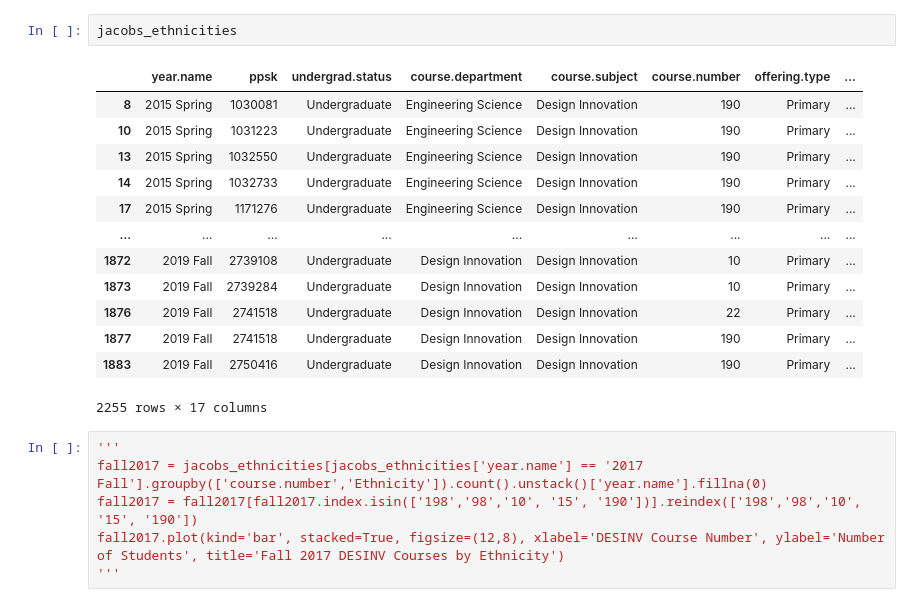
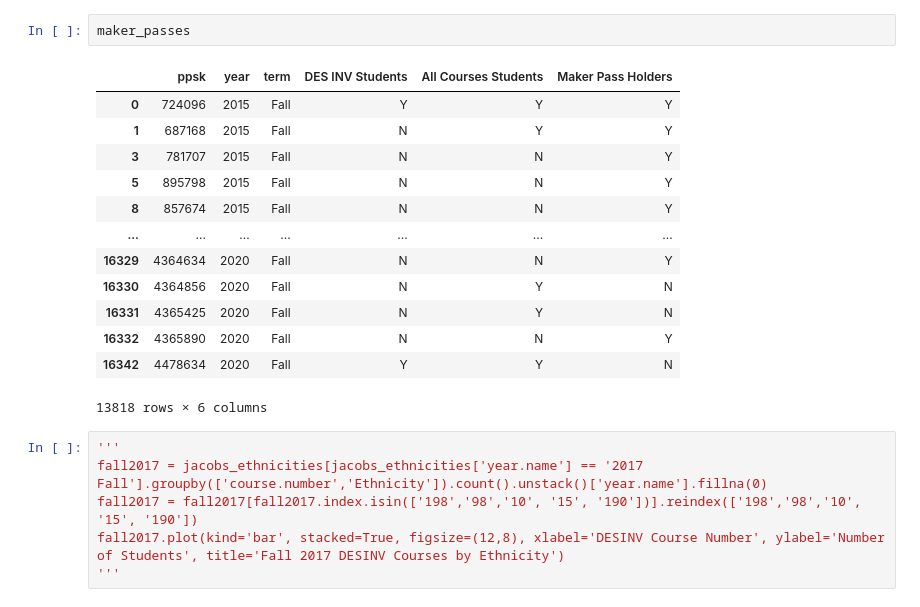
Before and after one commit to PaulDTP/Berkeley_Jacobs, a Jupyter notebook: visuals.ipynb, the cells around one changed output. Drawn from its saved outputs; the diff is of its cells as text.

```diff
--- a/visuals.ipynb
+++ b/visuals.ipynb
@@ -36,19 +20,19 @@ graph_data.plot(kind='bar', stacked=True, figsize=(12,8), xlabel='Year', ylabel=
-# %%
-jacobs_ethnicities
-# %% [output]
-|  | year.name | ppsk | undergrad.status | course.department | course.subject | course.number | offering.type | ... |
-| 8 | 2015 Spring | 1030081 | Undergraduate | Engineering Science | Design Innovation | 190 | Primary | ... |
-| 10 | 2015 Spring | 1031223 | Undergraduate | Engineering Science | Design Innovation | 190 | Primary | ... |
-| 13 | 2015 Spring | 1032550 | Undergraduate | Engineering Science | Design Innovation | 190 | Primary | ... |
-| 14 | 2015 Spring | 1032733 | Undergraduate | Engineering Science | Design Innovation | 190 | Primary | ... |
-| 17 | 2015 Spring | 1171276 | Undergraduate | Engineering Science | Design Innovation | 190 | Primary | ... |
-| ... | ... | ... | ... | ... | ... | ... | ... | ... |
-| 1872 | 2019 Fall | 2739108 | Undergraduate | Design Innovation | Design Innovation | 10 | Primary | ... |
-| 1873 | 2019 Fall | 2739284 | Undergraduate | Design Innovation | Design Innovation | 10 | Primary | ... |
-| 1876 | 2019 Fall | 2741518 | Undergraduate | Design Innovation | Design Innovation | 22 | Primary | ... |
-| 1877 | 2019 Fall | 2741518 | Undergraduate | Design Innovation | Design Innovation | 190 | Primary | ... |
-| 1883 | 2019 Fall | 2750416 | Undergraduate | Design Innovation | Design Innovation | 190 | Primary | ... |
-2255 rows × 17 columns
+# %%
+maker_passes
+# %% [output]
+|  | ppsk | year | term | DES INV Students | All Courses Students | Maker Pass Holders |
+| 0 | 724096 | 2015 | Fall | Y | Y | Y |
+| 1 | 687168 | 2015 | Fall | N | Y | Y |
+| 3 | 781707 | 2015 | Fall | N | N | Y |
+| 5 | 895798 | 2015 | Fall | N | N | Y |
+| 8 | 857674 | 2015 | Fall | N | N | Y |
+| ... | ... | ... | ... | ... | ... | ... |
+| 16329 | 4364634 | 2020 | Fall | N | N | Y |
+| 16330 | 4364856 | 2020 | Fall | N | Y | N |
+| 16331 | 4365425 | 2020 | Fall | N | Y | N |
+| 16332 | 4365890 | 2020 | Fall | N | N | Y |
+| 16342 | 4478634 | 2020 | Fall | Y | Y | N |
+13818 rows × 6 columns
 # %%
 '''
 fall2017 = jacobs_ethnicities[jacobs_ethnicities['year.name'] == '2017 Fall'].groupby(['course.number','Ethnicity']).count().unstack()['year.name'].fillna(0)
```
Also changed, not shown: parts of 6 cells of this notebook, 1 other file.
